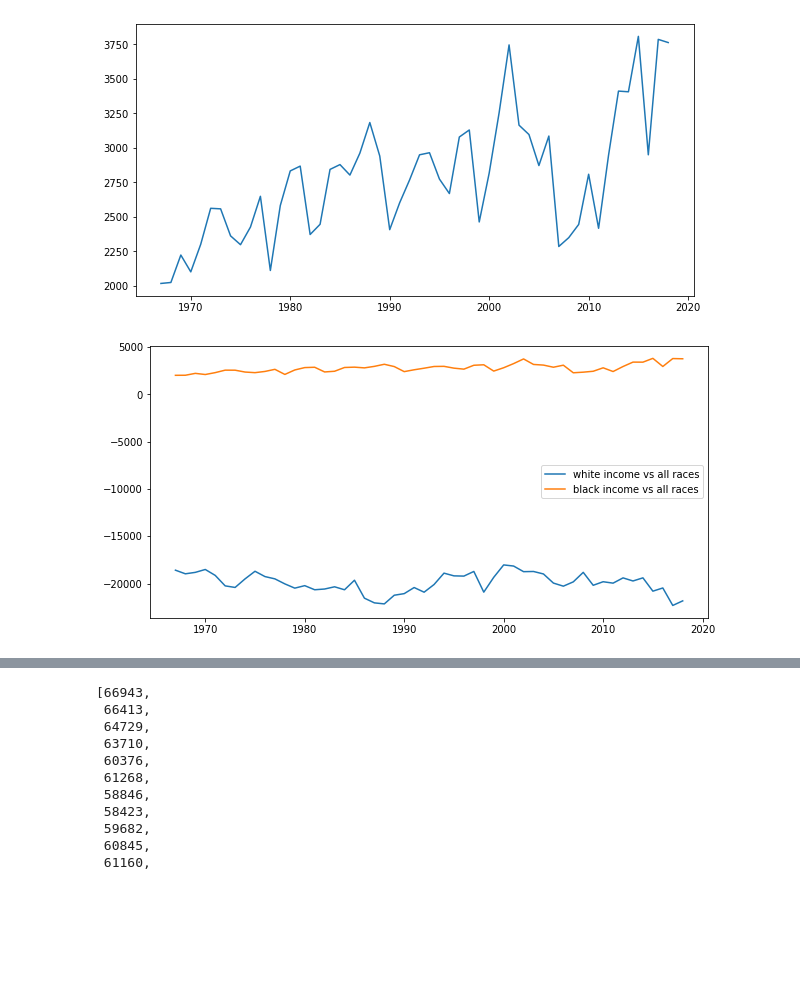
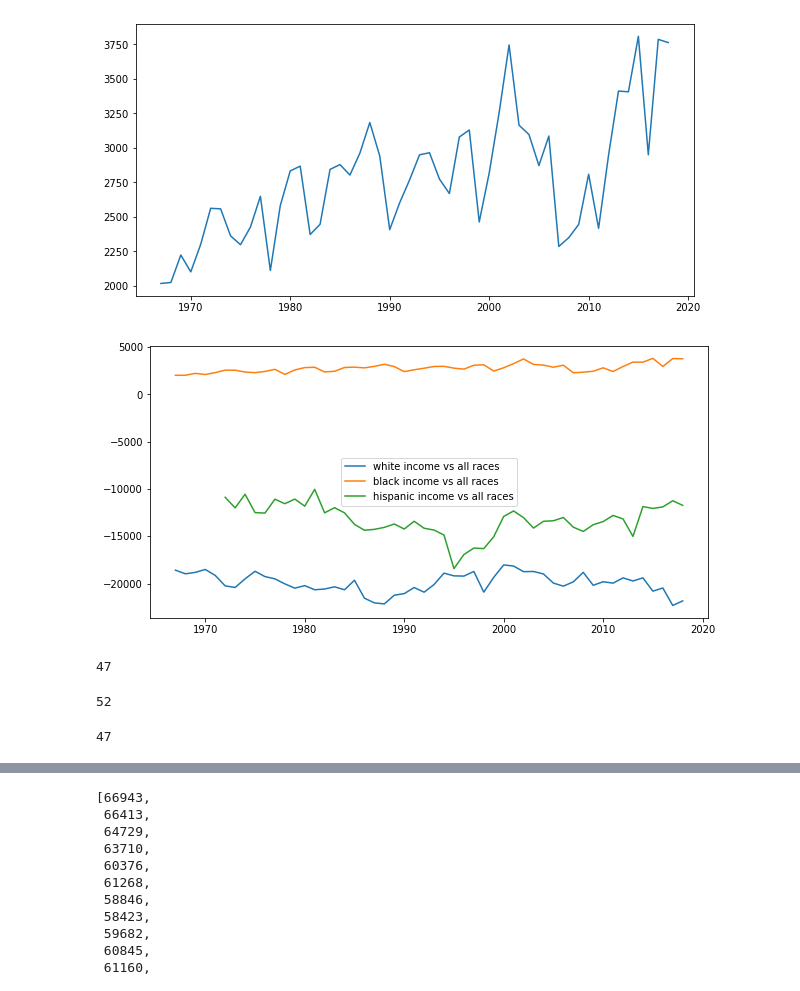
Before and after one commit to SpecCRA/futurist_black_agenda, a Jupyter notebook: eda.ipynb, the cells around one changed output, grey strips where cells are left out. Drawn from its saved outputs; the diff is of its cells as text; code cells hidden in the pictures; blank space fills up the shorter version.

Commit message:
added diffs of hispanics and completed data file exports

```diff
--- a/eda.ipynb
+++ b/eda.ipynb
@@ -238,0 +246,17 @@ Same number of inputs
+# %%
+# diff of hispanic vs all races
+
+hispanic_income_diffs = list()
+
+hispanic_income_df = income_df[income_df.race == 'hispanic']
+# generate df to calc all races after 1972
+all_after_72_df = income_df[(income_df.race == 'all_races') & (income_df.year >= 1972)]
+
+try:
+    len(all_after_72_df) == len(hispanic_income_df)
+    print("Same number of inputs")
+    for i in range(len(all_income_df)):
+        diff = hispanic_income_df.median_income.iloc[i] - all_after_72_df.median_income.iloc[i]
+        hispanic_income_diffs.append(diff)
+except:
+    print("Check dataframe sizes")
@@ -250,13 +364,14 @@ plt.show()
 # %%
 # Graph of income differences together
 
 x_years = all_income_df.year
 
 plt.figure(figsize=(10,5))
 
 plt.plot(x_years, black_income_diffs, label='white income vs all races')
 plt.plot(x_years, white_income_diffs, label = 'black income vs all races')
+plt.plot(hispanic_income_df.year, hispanic_income_diffs, label='hispanic income vs all races')
 plt.legend()
 plt.show()
 # %% [output]
-[figure, old version]
+[figure, new version]
@@ -263,3 +385,15 @@ plt.show()
+# %%
+len(hispanic_income_diffs)
+# %% [output]
+47
+# %%
+len(black_income_diffs)
+# %% [output]
+52
+# %%
+len(white_income_diffs[5:52])
+# %% [output]
+47
 # %%
 income_diffs_df = pd.DataFrame()
 
```
Also changed, not shown: parts of 15 cells of this notebook, 3 other files.
